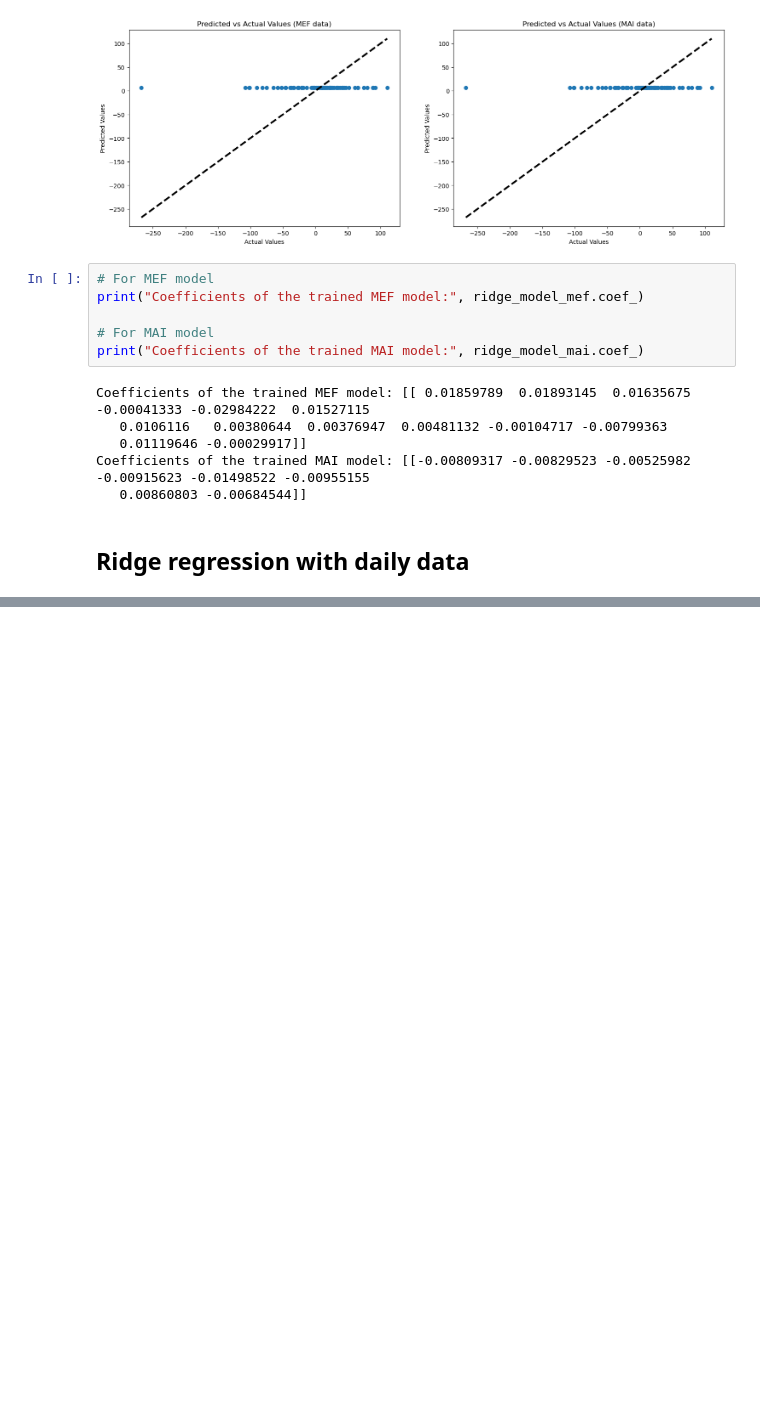
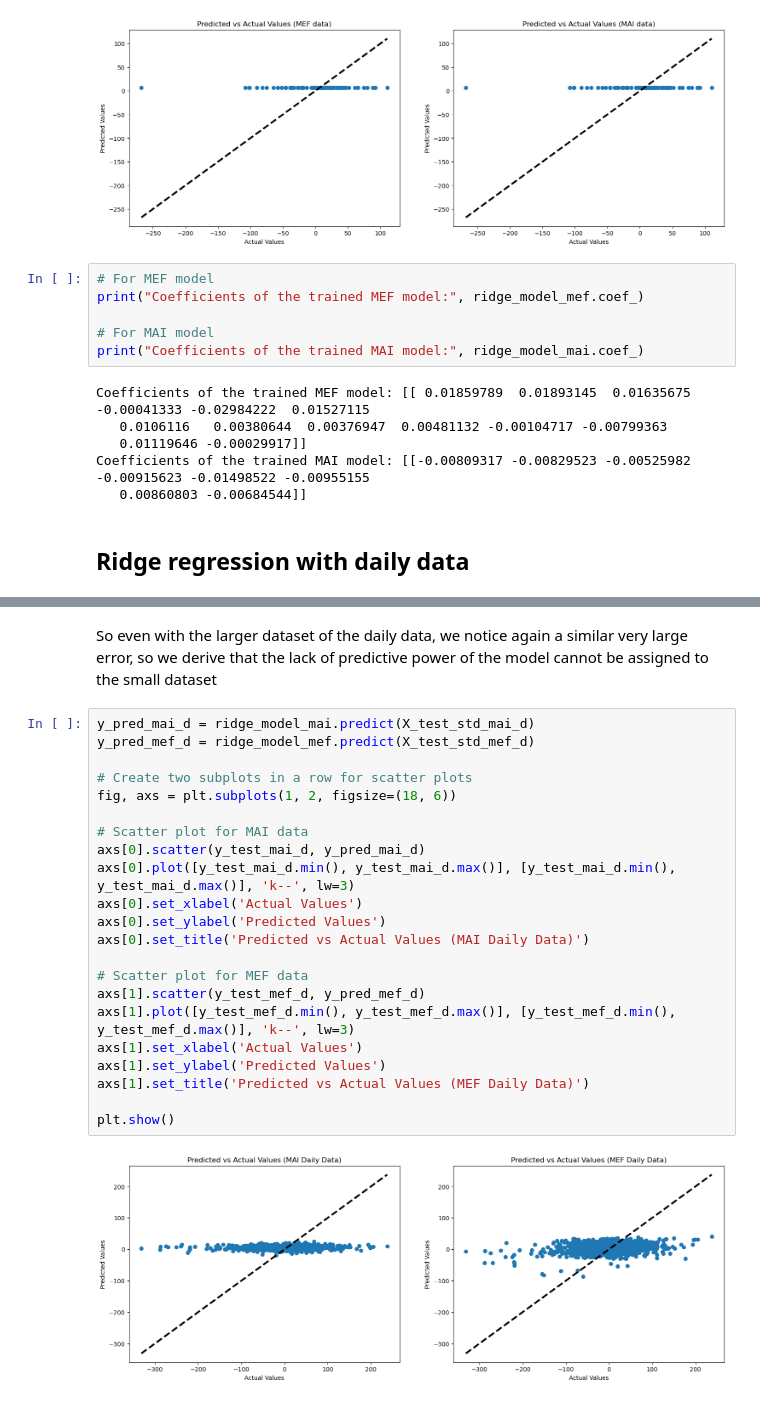
Before and after one commit to astavrop0/MAI_for_stock_return_predictability, a Jupyter notebook: notebooks/LinearModel.ipynb, the cells around one changed output, grey strips where cells are left out. Cells and saved outputs as stored; diff of their text form; blank space fills up the shorter version.

Commit message:
completed notebook for linear models

```diff
--- a/notebooks/LinearModel.ipynb
+++ b/notebooks/LinearModel.ipynb
@@ -362,0 +403,26 @@ Test RMSE for MAI daily data: 54.677498294772924
+# %% [markdown]
+So even with the larger dataset of the daily data, we notice again a similar very large error, so we derive that the lack of predictive power of the model cannot be assigned to the small dataset
+# %%
+y_pred_mai_d = ridge_model_mai.predict(X_test_std_mai_d)
+y_pred_mef_d = ridge_model_mef.predict(X_test_std_mef_d)
+
+# Create two subplots in a row for scatter plots
+fig, axs = plt.subplots(1, 2, figsize=(18, 6))
+
+# Scatter plot for MAI data
+axs[0].scatter(y_test_mai_d, y_pred_mai_d)
+axs[0].plot([y_test_mai_d.min(), y_test_mai_d.max()], [y_test_mai_d.min(), y_test_mai_d.max()], 'k--', lw=3)
+axs[0].set_xlabel('Actual Values')
+axs[0].set_ylabel('Predicted Values')
+axs[0].set_title('Predicted vs Actual Values (MAI Daily Data)')
+
+# Scatter plot for MEF data
+axs[1].scatter(y_test_mef_d, y_pred_mef_d)
+axs[1].plot([y_test_mef_d.min(), y_test_mef_d.max()], [y_test_mef_d.min(), y_test_mef_d.max()], 'k--', lw=3)
+axs[1].set_xlabel('Actual Values')
+axs[1].set_ylabel('Predicted Values')
+axs[1].set_title('Predicted vs Actual Values (MEF Daily Data)')
+
+plt.show()
+# %% [output]
+[figure, added]
```
Also changed, not shown: parts of 10 cells of this notebook.
